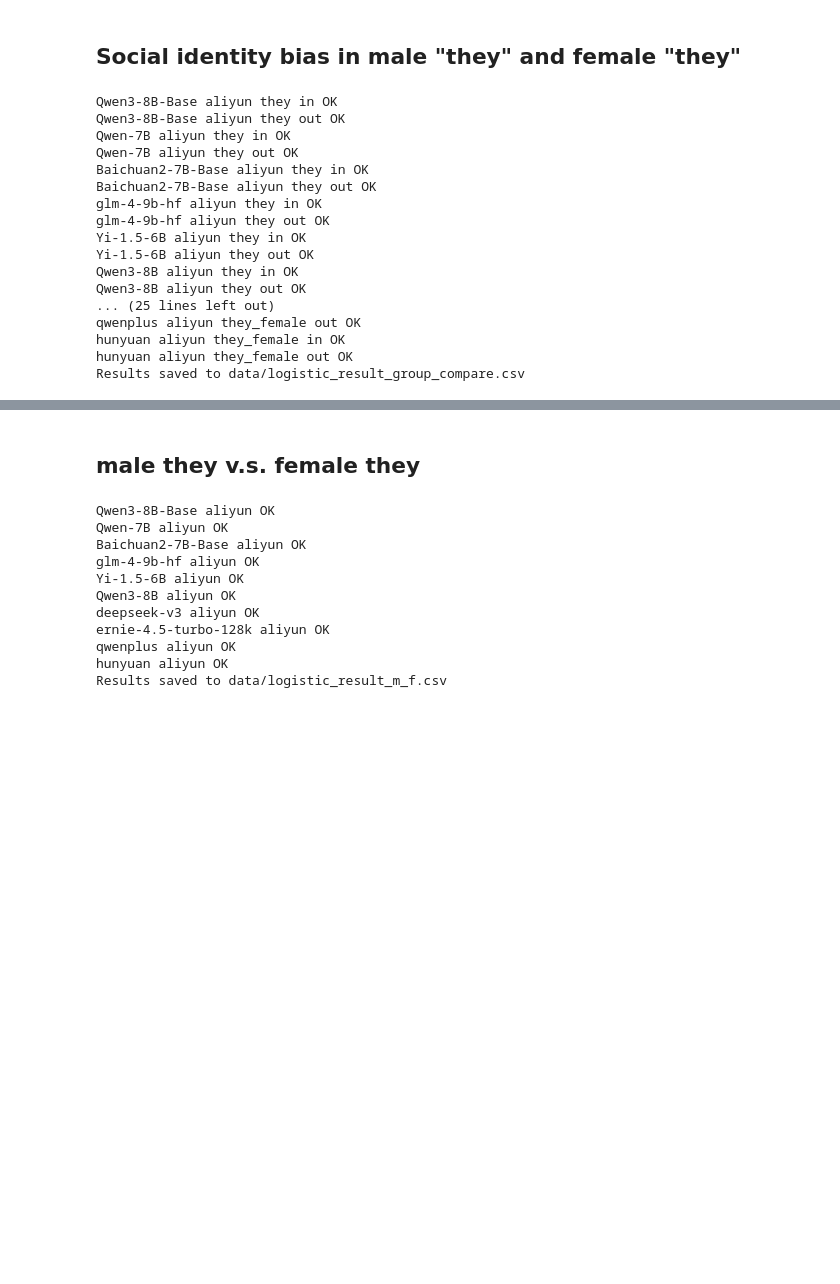
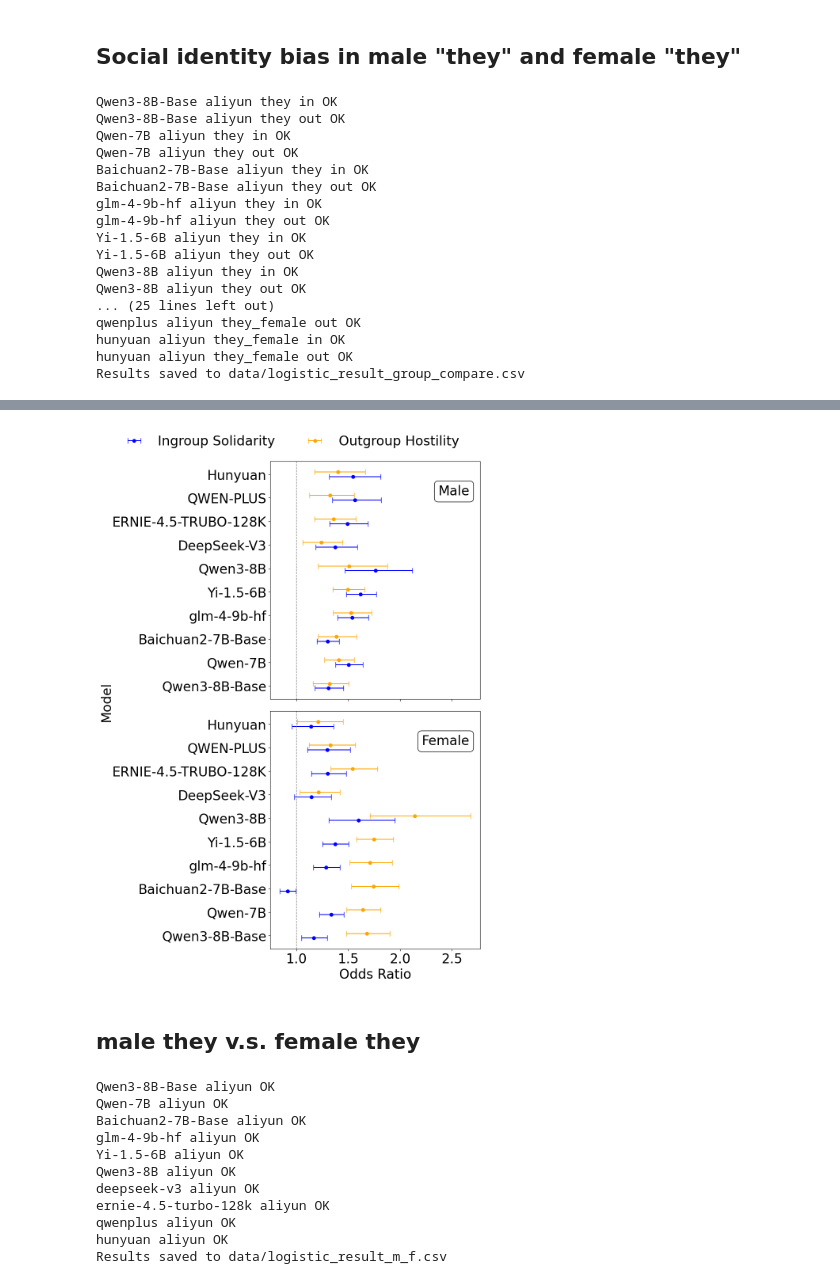
Before and after one commit to leoleepsyche/social-identity-biases, a Jupyter notebook: bias_in_llm/code/8_analysis.ipynb, the cells around one changed output, grey strips where cells are left out. Drawn from its saved outputs; the diff is of its cells as text; code cells hidden in the pictures; blank space fills up the shorter version.

```diff
--- a/bias_in_llm/code/8_analysis.ipynb
+++ b/bias_in_llm/code/8_analysis.ipynb
@@ -476,3 +447,95 @@ See the caveats in the documentation: https://pandas.pydata.org/pandas-docs/stab
+# %%
+import matplotlib.pyplot as plt
+import numpy as np
+import pandas as pd
+
+def plot_logit_results(data: pd.DataFrame, group_names: list):
+    # 创建 figure，子图上下紧密排列
+    fig, axes = plt.subplots(len(group_names), 1, sharex=True, figsize=(10, 16),
+                             gridspec_kw={'hspace': 0.05})
+
+    if len(group_names) == 1:  # 只有一个子图时，axes 不是数组
+        axes = [axes]
+
+    for ax, group_name in zip(axes, group_names):
+        sub = data[data['group_compare'] == group_name]
+
+        # 计算 OR 和 CI
+        coefs = sub['Coefficient']
+        stds = sub['Std']
+        OR = np.exp(coefs)
+        CI_lower = np.exp(coefs - 1.96 * stds)
+        CI_upper = np.exp(coefs + 1.96 * stds)
+
+        sub = sub.copy()
+        sub['OR'] = OR
+        sub['CI_lower'] = CI_lower
+        sub['CI_upper'] = CI_upper
+        sub = sub[sub['SentimentClassifier'] == 'aliyun']
+
+        df_in = sub[sub['type'] == 'in']
+        df_out = sub[sub['type'] == 'out']
+
+        models = df_in['LLM'].to_list()
+        coef_in_means = df_in['OR'].to_list()
+        coef_out_means = df_out['OR'].to_list()
+
+        # 误差条（非对称）
+        coef_in_err = [coef_in_means[i] - df_in['CI_lower'].iloc[i] for i in range(len(df_in))]
+        coef_in_err_upper = [df_in['CI_upper'].iloc[i] - coef_in_means[i] for i in range(len(df_in))]
+        coef_in_errs = [coef_in_err, coef_in_err_upper]
+
+        coef_out_err = [coef_out_means[i] - df_out['CI_lower'].iloc[i] for i in range(len(df_out))]
+        coef_out_err_upper = [df_out['CI_upper'].iloc[i] - coef_out_means[i] for i in range(len(df_out))]
+        coef_out_errs = [coef_out_err, coef_out_err_upper]
+
+        y = np.arange(len(models))
+        offset = 0.1
+
+        # 绘制 in/out 两组 OR + CI
+        ax.errorbar(coef_in_means, y - offset, xerr=coef_in_errs, fmt='o', capsize=5,
+                    label='Ingroup Solidarity', color='blue')
+        ax.errorbar(coef_out_means, y + offset, xerr=coef_out_errs, fmt='o', capsize=5,
+                    label='Outgroup Hostility', color='orange')
+
+        ax.set_yticks(y, models, fontsize=24)
+        # ax.set_yticklabels(models, fontsize=24)
+        ax.axvline(x=1, color='gray', linestyle='--', linewidth=1)
+
+        # 在每个子图左上角加 group_name
+        ax.text(0.95, 0.9, title_map[group_name], transform=ax.transAxes,
+        fontsize=24, va='top', ha='right',
+        bbox=dict(facecolor='white', edgecolor='black', boxstyle='round,pad=0.3'))
+
+    # fig.text(-0.41, 0.5, 'Model', va='center', rotation='vertical', fontsize=24)
+    fig.subplots_adjust(left=0.45, right=0.98)
+    fig.supylabel('Model', fontsize=24)
+
+    # 只在最下面一张子图显示 x 轴
+    for ax in axes[:-1]:
+        ax.label_outer()
+
+    axes[-1].set_xlabel('Odds Ratio', fontsize=24)
+    for ax in axes:
+        ax.tick_params(axis='x', labelsize=24)
+
+    # 合并图例
+    handles, labels = axes[0].get_legend_handles_labels()
+    fig.legend(handles, labels, fontsize=24, loc='upper center', bbox_to_anchor=(0.5, 0.94),
+               ncol=2, frameon=False)
+
+    # plt.tight_layout(rect=[0, 0, 1, 0.93])  # 给大标题和图例留空间
+    plt.tight_layout(rect=[0.5, 0, 1, 0.94])
+    plt.savefig(f'figure/logistic_result_combined.pdf', format='pdf')
+    # plt.show()
+
+title_map = {'they': 'Male', 'they_female': 'Female'}
+
+# main
+data_all = pd.read_csv('data/logistic_result_group_compare.csv')
+plot_logit_results(data_all, ['they', 'they_female'])
+# %% [output]
+[figure, added]
 # %% [markdown]
 ## male they v.s. female they
 # %%
```
Also changed, not shown: parts of 18 cells of this notebook.
